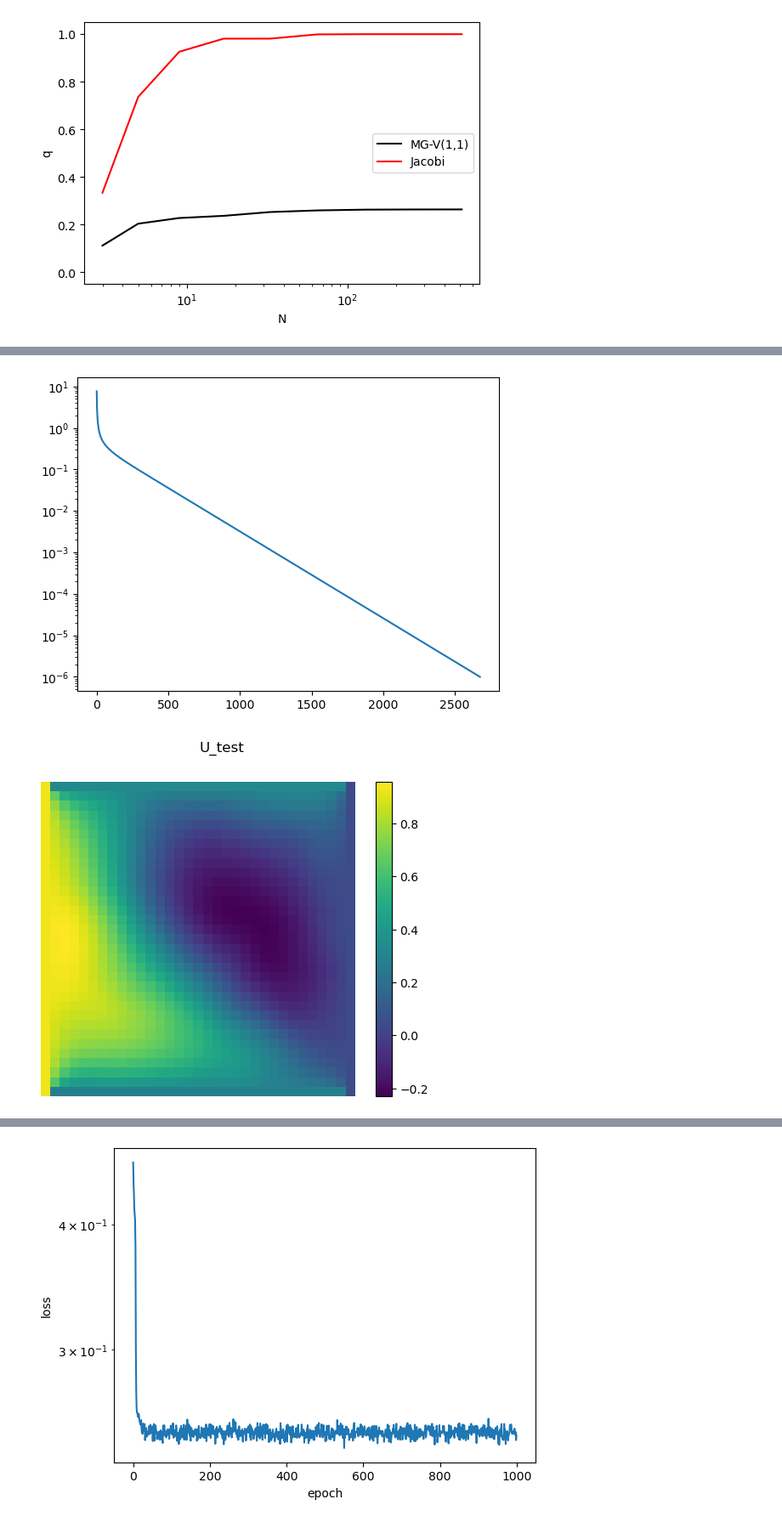
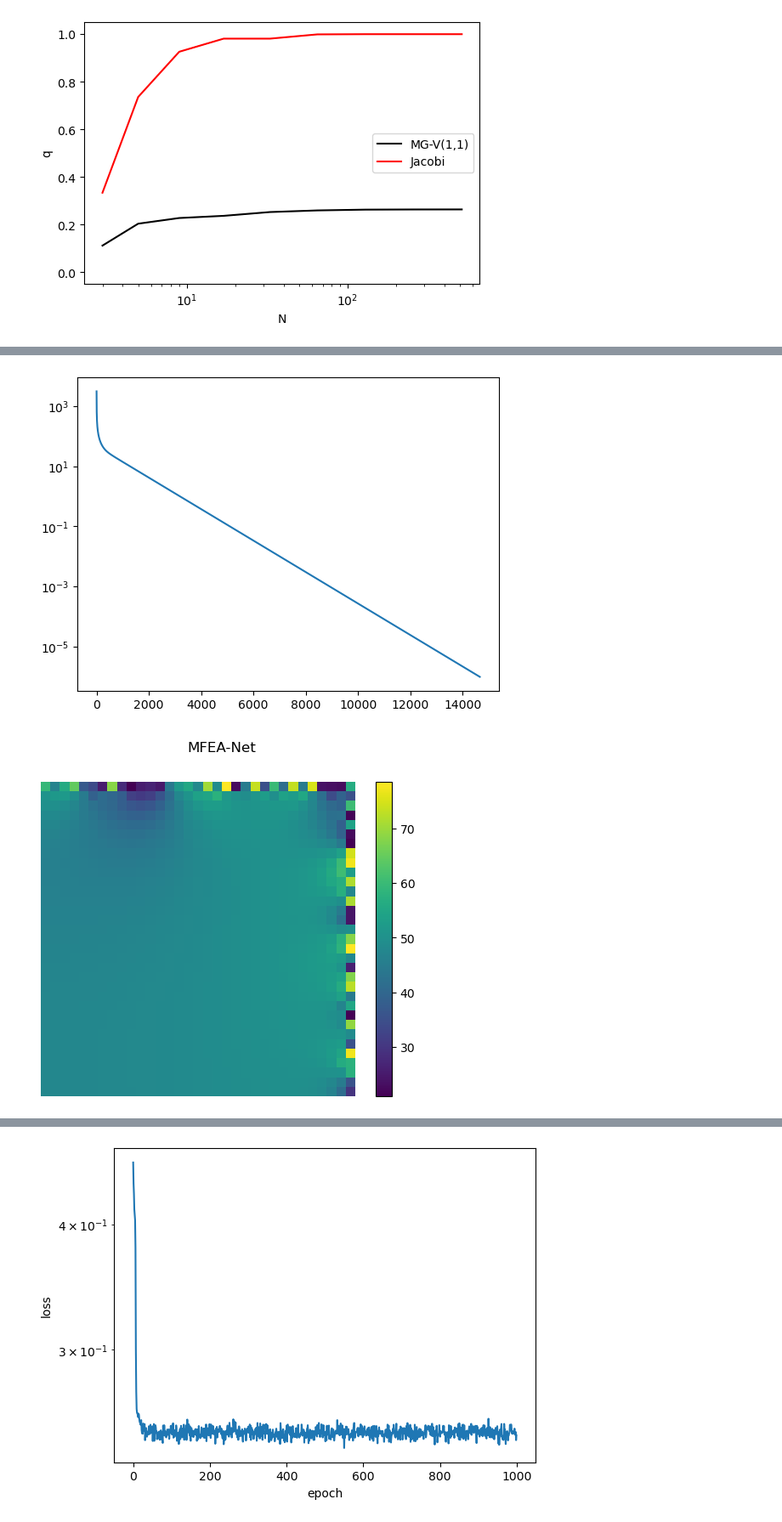
Before and after one commit to ymlasu/MFEA-Net, a Jupyter notebook: MFEANet_thermal_learn.ipynb, the cells around one changed output, grey strips where cells are left out. Shown at 85% size. Saved outputs shown, nothing was run; the diff lists cells and outputs as text; code cells hidden in the pictures.

```diff
--- a/MFEANet_thermal_learn.ipynb
+++ b/MFEANet_thermal_learn.ipynb
@@ -45,13 +55,8 @@ device = torch.device('cuda:0' if torch.cuda.is_available() else 'cpu')
 # %%
-train = True # True or False
-model_name = 'thermal_33x33_smoother'
 training_set = MechanicalDataSet('data/data_thermal/thermal_plate_train_33x33.h5', device)
-model_dir = 'model/learn_iterator/thermal'
-if not os.path.exists(model_dir):
-    os.makedirs(model_dir)
-
-nb_layers = 3
-bs = 5
 train_dataloader = DataLoader(training_set, batch_size=bs, shuffle=True)
 elem_mask_train, node_mask_train, dirich_idx_train, dirich_value_train, neumann_idx_train, neumann_value_train, neumann_conn_train, material_train, f_train, u_train = next(iter(train_dataloader))
-k = 0 # the index of training data to be shown
+
+test_set = MechanicalDataSet('data/data_thermal/thermal_plate_test_33x33.h5', device)
+test_dataloader = DataLoader(test_set, batch_size=bs, shuffle=True)
+elem_mask_test, node_mask_test, dirich_idx_test, dirich_value_test, neumann_idx_test, neumann_value_test, neumann_conn_test, material_test, f_test, u_test = next(iter(test_dataloader))
@@ -89,27 +97,32 @@ solution_test, f_test, d_test, d_idx_test, t_test, t_idx_test, m_test = (torch.u
+# %%
+hsize = 2e-3 # m
+ku, kf = 1, 1
+grid = SingleGrid(hsize, n_elem=n_elem, mode='thermal', dev=device_predict)
 # %%
 EPS = 1e-6
 n_jac = 0
-u_test = torch.ones(size=(1, ku, n_elem+1, n_elem+1), requires_grad=False, dtype=torch.double).to(device_predict)
-u_test = grid.jac.reset_boundary(u_test, d_test, d_idx_test)
-residual = d_idx_test*grid.net(None, None, h, u_test, f_test, t_test, t_idx_test, m_test)
+jacu_test = torch.ones(size=(1, ku, n_elem+1, n_elem+1), requires_grad=False, dtype=torch.double).to(device_predict)
+jacu_test = grid.jac.reset_boundary(jacu_test, d_test, d_idx_test)
+residual = grid.net(None, None, hsize, jacu_test, d_idx_test, rhs_test, t_test, t_conn_test, m_test, nmsk_test)
 res = torch.norm(residual).item()
 res_arr = [res]
 
-print(n_jac, res)
-while (abs(res) > EPS):
-    u_test = grid.jac.jacobi_convolution(u_test, m_test, d_test, d_idx_test, None, None, h, f_test, t_test, t_idx_test)
-    residual = d_idx_test*grid.net(None, None, h, u_test, f_test, t_test, t_idx_test, m_test)
-    res = torch.norm(residual).item()
-    res_arr.append(res)
-    n_jac += 1
+if(True):
     print(n_jac, res)
+    while (abs(res) > EPS):
+        jacu_test = grid.jac.jacobi_convolution(jacu_test, m_test, nmsk_test, d_test, d_idx_test, None, None, hsize, rhs_test, t_test, t_conn_test)
+        residual = grid.net(None, None, hsize, jacu_test, d_idx_test, rhs_test, t_test, t_conn_test, m_test, nmsk_test)
+        res = torch.norm(residual).item()
+        res_arr.append(res)
+        n_jac += 1
+        print(n_jac, res)
 
-print("Solution converges after", n_jac, "Jacobi iterations ")
-plt.plot(res_arr)
-plt.yscale('log')
-plt.show()
+    print("Solution converges after", n_jac, "Jacobi iterations ")
+    plt.plot(res_arr)
+    plt.yscale('log')
+    plt.show()
 
-plot.plot_thermalfield(u_test[0], "U_test")
-plot.plot_thermalfield(solution_test[0], "U_train")
-plot.plot_thermalfield(u_test[0]-solution_test[0], 'Error')
+    plot.plot_thermalfield(jacu_test[0], "MFEA-Net")
+    plot.plot_thermalfield(solution_test[0], "FEA")
+    plot.plot_thermalfield(jacu_test[0]-solution_test[0], 'Error')
 # %% [output]
@@ -133,2 +146,2 @@ Solution converges after 2675 Jacobi iterations
-[figure, old version]
+[figure, new version]
-[figure, old version]
+[figure, new version]
```
Also changed, not shown: parts of 7 cells of this notebook, 7 other files.
